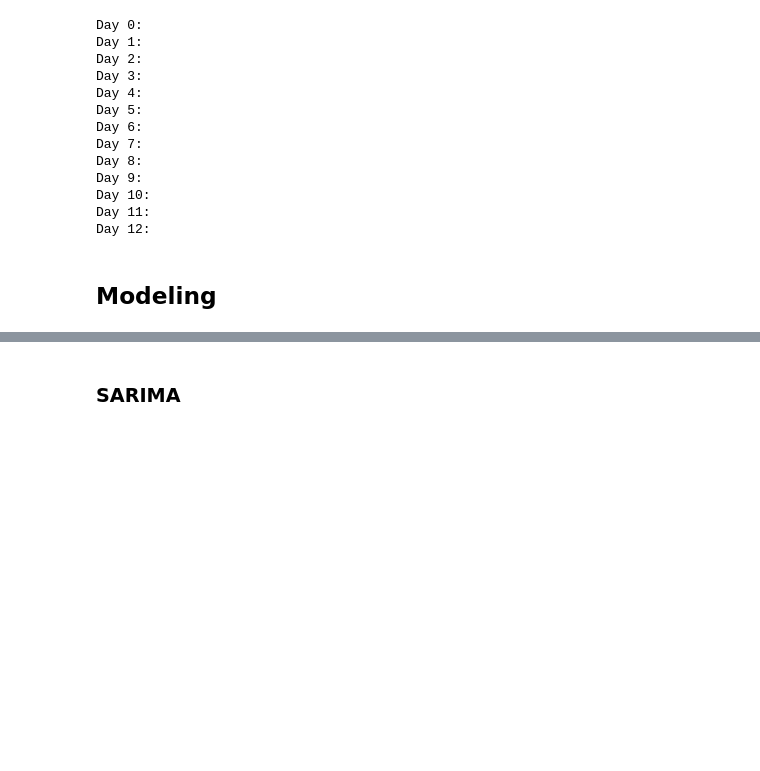
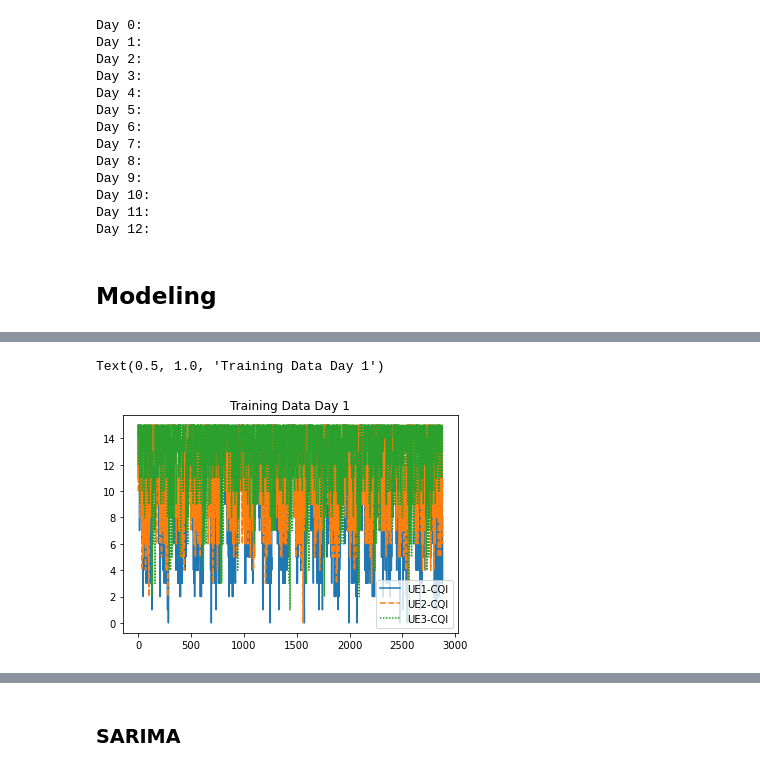
Before and after one commit to KareemElozeiri/5G-Network-Data-Forecasting, a Jupyter notebook: analysis.ipynb, the cells around one changed output, grey strips where cells are left out. Drawn from its saved outputs; the diff is of its cells as text; code cells hidden in the pictures; blank space fills up the shorter version.

```diff
--- a/analysis.ipynb
+++ b/analysis.ipynb
@@ -343,0 +376,3 @@ Day 12:
+# %%
+day1 = daily_CQI_TS[0]
+day1
@@ -343,0 +393,11 @@ Day 12:
+# %%
+train_size = int(0.8*len(day1))
+test_size = int(0.2*len(day1))
+# %%
+train = day1[:train_size]
+test = day1[train_size:]
+# %%
+sns.lineplot(data=train).set_title("Training Data Day 1")
+# %% [output]
+Text(0.5, 1.0, 'Training Data Day 1')
+[figure, added]
```
Also changed, not shown: parts of 20 cells of this notebook.
